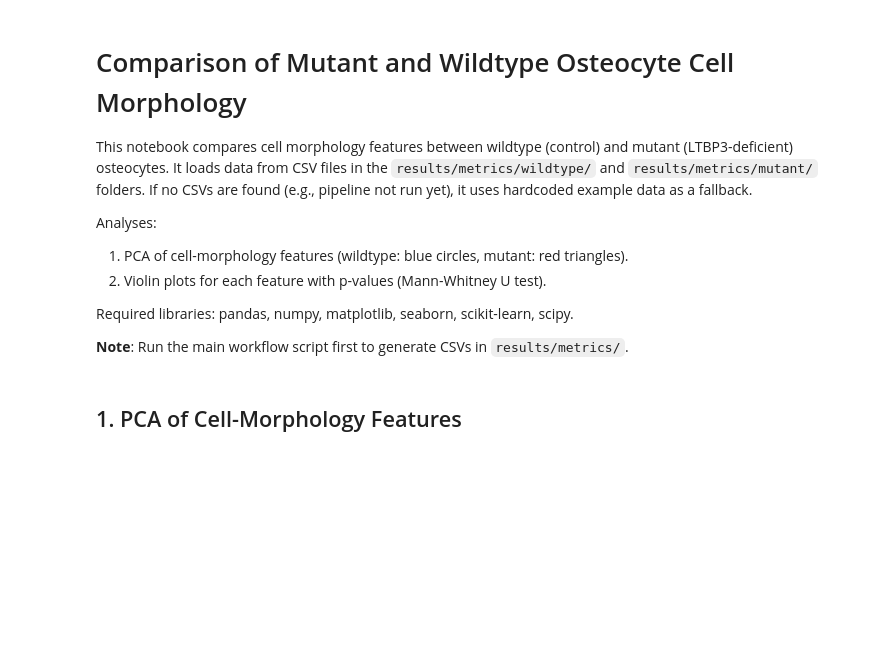
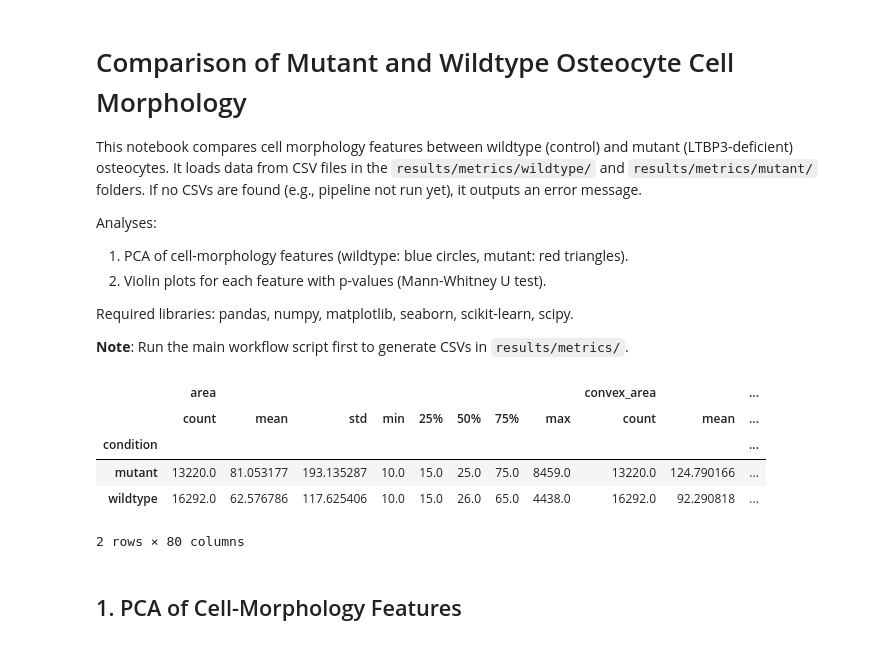
Before and after one commit to gz19090/Osteocytes-Summer-Project-2025, a Jupyter notebook: Osteocytes culture/notebooks/morphology.ipynb, the cells around one changed output. Cells and saved outputs as stored; diff of their text form; code cells hidden in the pictures; blank space fills up the shorter version.

Commit message:
Error if no csv files

```diff
--- a/Osteocytes culture/notebooks/morphology.ipynb
+++ b/Osteocytes culture/notebooks/morphology.ipynb
@@ -3,7 +3,7 @@
 
 This notebook compares cell morphology features between wildtype (control) and mutant (LTBP3-deficient) osteocytes.
 It loads data from CSV files in the `results/metrics/wildtype/` and `results/metrics/mutant/` folders.
-If no CSVs are found (e.g., pipeline not run yet), it uses hardcoded example data as a fallback.
+If no CSVs are found (e.g., pipeline not run yet), it outputs an error message.
 
 Analyses:
 1. PCA of cell-morphology features (wildtype: blue circles, mutant: red triangles).
@@ -97,3 +36,40 @@ df_features.groupby('condition').describe()
+# %%
+# Load all CSV files from a directory and add condition label
+def load_csvs_from_dir(directory: Path, condition: str) -> pd.DataFrame:
+    dfs = []
+    for csv_path in directory.glob('*.csv'):
+        df = pd.read_csv(csv_path)
+        df['condition'] = condition
+        dfs.append(df)
+    if dfs:
+        return pd.concat(dfs, ignore_index=True)
+    else:
+        print(f'No CSV files found in {directory}.')
+        return pd.DataFrame()
+
+# Load wildtype and mutant data
+df_wildtype = load_csvs_from_dir(wildtype_dir, 'wildtype')
+df_mutant = load_csvs_from_dir(mutant_dir, 'mutant')
+
+# Check if both are empty and output error message
+if df_wildtype.empty and df_mutant.empty:
+    raise ValueError("No CSV files found in results/metrics/wildtype or results/metrics/mutant. Run the main workflow script to generate data.")
+
+# Combine into one DataFrame
+df_all = pd.concat([df_wildtype, df_mutant], ignore_index=True)
+
+# Filter to only the required features and drop NaNs
+df_features = df_all[features + ['condition']].dropna()
+
+# Display summary
+df_features.groupby('condition').describe()
+# %% [output]
+|  | area |  |  |  |  |  |  |  | convex_area |  | ... |
+|  | count | mean | std | min | 25% | 50% | 75% | max | count | mean | ... |
+| condition |  |  |  |  |  |  |  |  |  |  | ... |
+| mutant | 13220.0 | 81.053177 | 193.135287 | 10.0 | 15.0 | 25.0 | 75.0 | 8459.0 | 13220.0 | 124.790166 | ... |
+| wildtype | 16292.0 | 62.576786 | 117.625406 | 10.0 | 15.0 | 26.0 | 65.0 | 4438.0 | 16292.0 | 92.290818 | ... |
+2 rows × 80 columns
 # %% [markdown]
 ## 1. PCA of Cell-Morphology Features
 # %%
```
Also changed, not shown: parts of 4 cells of this notebook.
